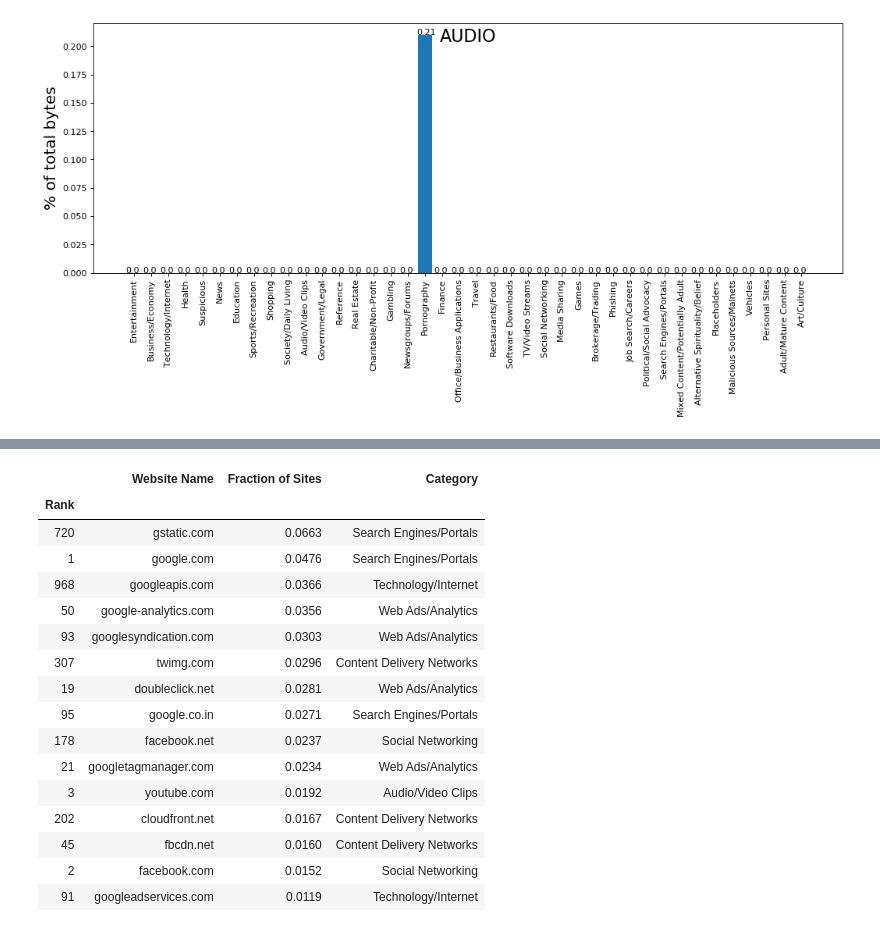
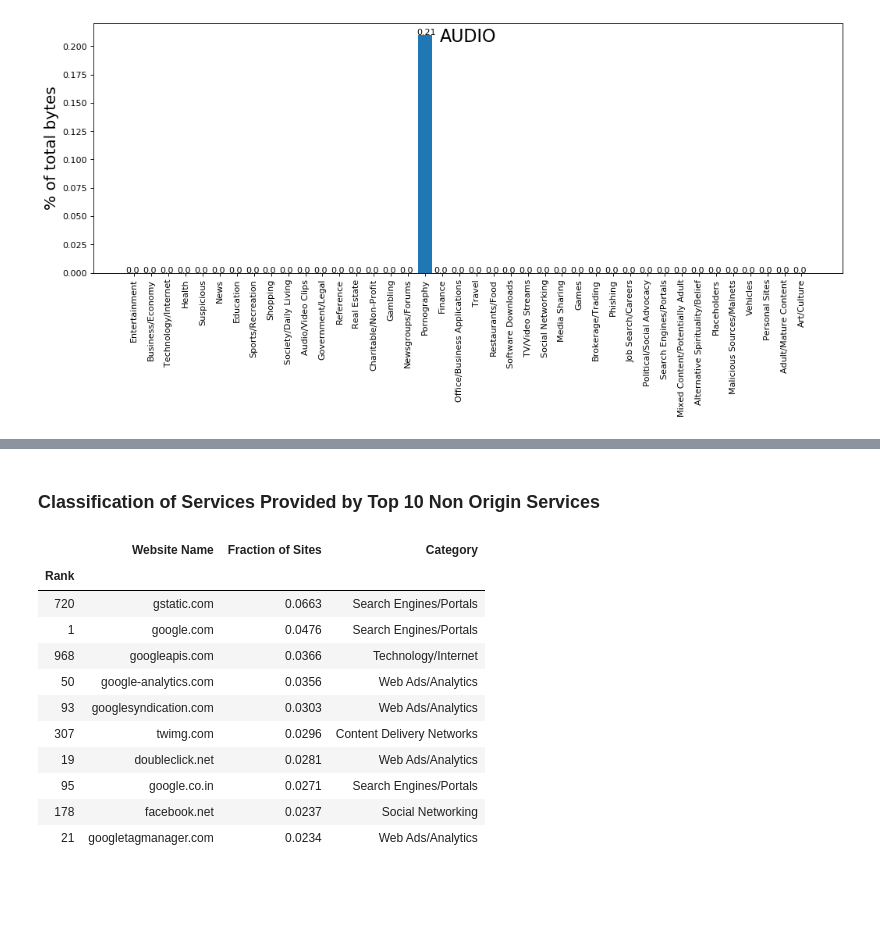
Before and after one commit to nirmalhk7/Web-Complexity-Analysis, a Jupyter notebook: glimpse.ipynb, the cells around one changed output, grey strips where cells are left out. Saved outputs shown, nothing was run; the diff lists cells and outputs as text; code cells hidden in the pictures; blank space fills up the shorter version.

```diff
--- a/glimpse.ipynb
+++ b/glimpse.ipynb
@@ -218,30 +250,25 @@ for mime in mbc.keys():
+# %% [markdown]
+### Classification of Services Provided by Top 10 Non Origin Services
 # %%
-with open('nonorigin.json') as json_file:
-    non_origin=json.load(json_file)
 non_origin_arr=[]
 for n in non_origin.keys():
     nx=non_origin[n]
     if(nx['rank']!='N/A'):
         non_origin_arr.append([n,nx['rank'],nx['probability'],nx['category']])
 non_origin_df=pd.DataFrame(non_origin_arr,columns=['Website Name','Rank','Fraction of Sites','Category'])
 non_origin_df.set_index('Rank',inplace=True)
 non_origin_df.sort_values(by=['Fraction of Sites'],inplace=True,ascending=False)
-non_origin_df.head(15)
+non_origin_df.head(10)
 # %% [output]
 |  | Website Name | Fraction of Sites | Category |
 | Rank |  |  |  |
 | 720 | gstatic.com | 0.0663 | Search Engines/Portals |
 | 1 | google.com | 0.0476 | Search Engines/Portals |
 | 968 | googleapis.com | 0.0366 | Technology/Internet |
 | 50 | google-analytics.com | 0.0356 | Web Ads/Analytics |
 | 93 | googlesyndication.com | 0.0303 | Web Ads/Analytics |
 | 307 | twimg.com | 0.0296 | Content Delivery Networks |
 | 19 | doubleclick.net | 0.0281 | Web Ads/Analytics |
 | 95 | google.co.in | 0.0271 | Search Engines/Portals |
 | 178 | facebook.net | 0.0237 | Social Networking |
 | 21 | googletagmanager.com | 0.0234 | Web Ads/Analytics |
-| 3 | youtube.com | 0.0192 | Audio/Video Clips |
-| 202 | cloudfront.net | 0.0167 | Content Delivery Networks |
-| 45 | fbcdn.net | 0.0160 | Content Delivery Networks |
-| 2 | facebook.com | 0.0152 | Social Networking |
-| 91 | googleadservices.com | 0.0119 | Technology/Internet |
```
Also changed, not shown: parts of 2 cells of this notebook, 2 other files.
